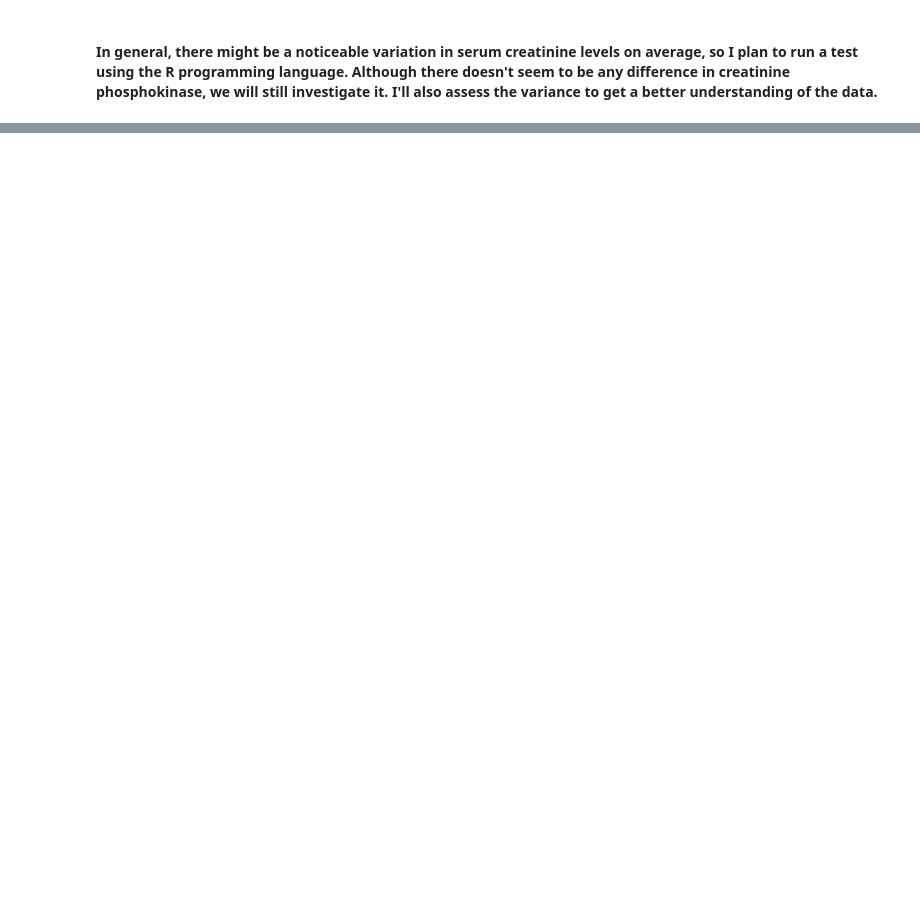
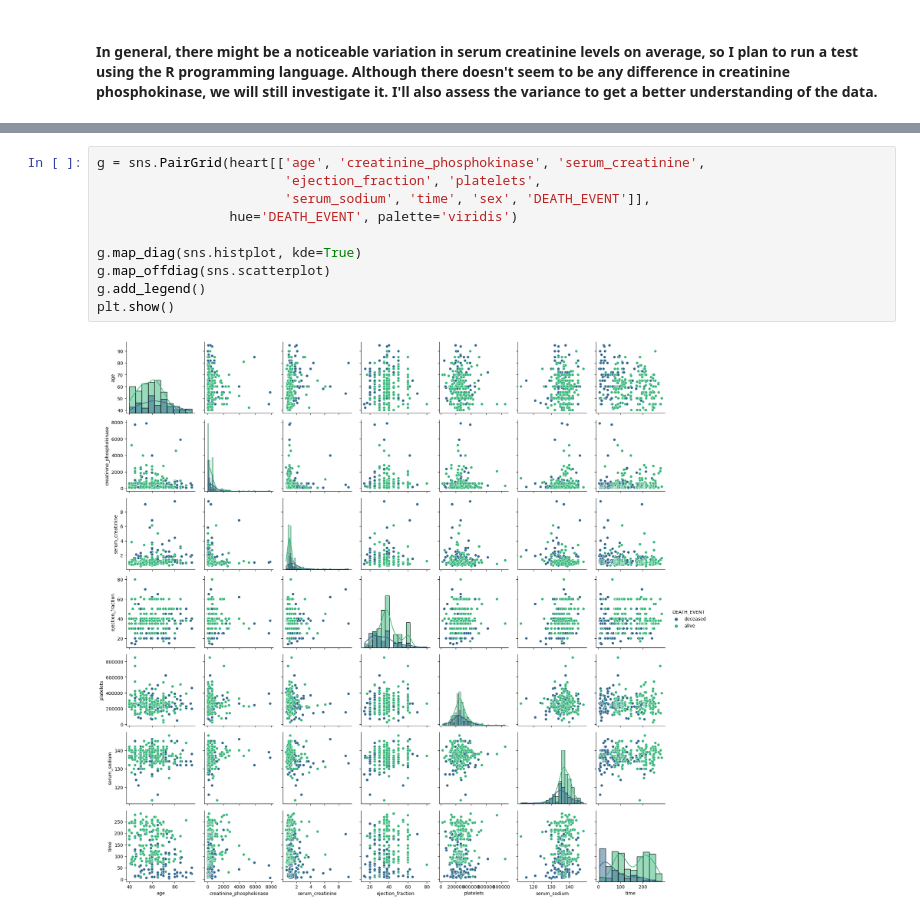
Before and after one commit to txBaraja52/Projects, a Jupyter notebook: Heart/Data analysis.ipynb, the cells around one changed output, grey strips where cells are left out. Saved outputs shown, nothing was run; the diff lists cells and outputs as text; blank space fills up the shorter version.

```diff
--- a/Heart/Data analysis.ipynb
+++ b/Heart/Data analysis.ipynb
@@ -91,0 +132,12 @@ plt.show()
+# %%
+g = sns.PairGrid(heart[['age', 'creatinine_phosphokinase', 'serum_creatinine',
+                        'ejection_fraction', 'platelets',
+                        'serum_sodium', 'time', 'sex', 'DEATH_EVENT']],
+                 hue='DEATH_EVENT', palette='viridis')
+
+g.map_diag(sns.histplot, kde=True)
+g.map_offdiag(sns.scatterplot)
+g.add_legend()
+plt.show()
+# %% [output]
+[figure, added]
```
Also changed, not shown: parts of 13 cells of this notebook, 1 other file.
